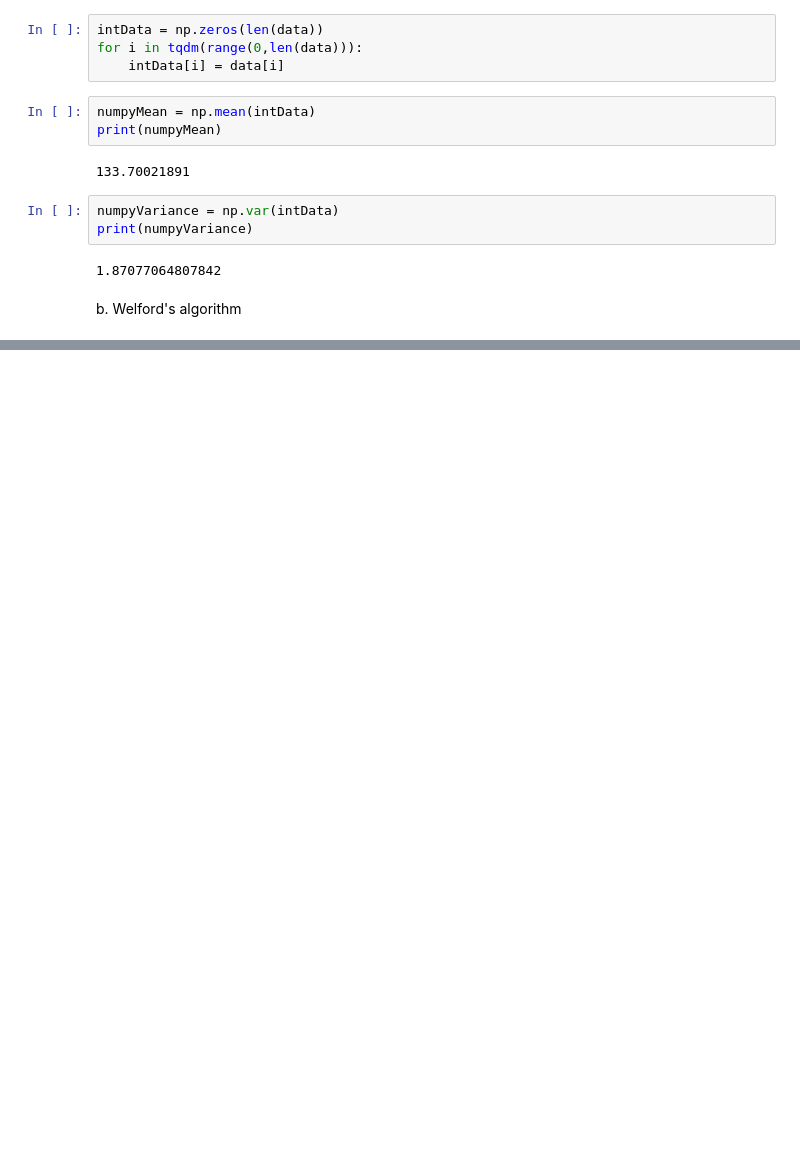
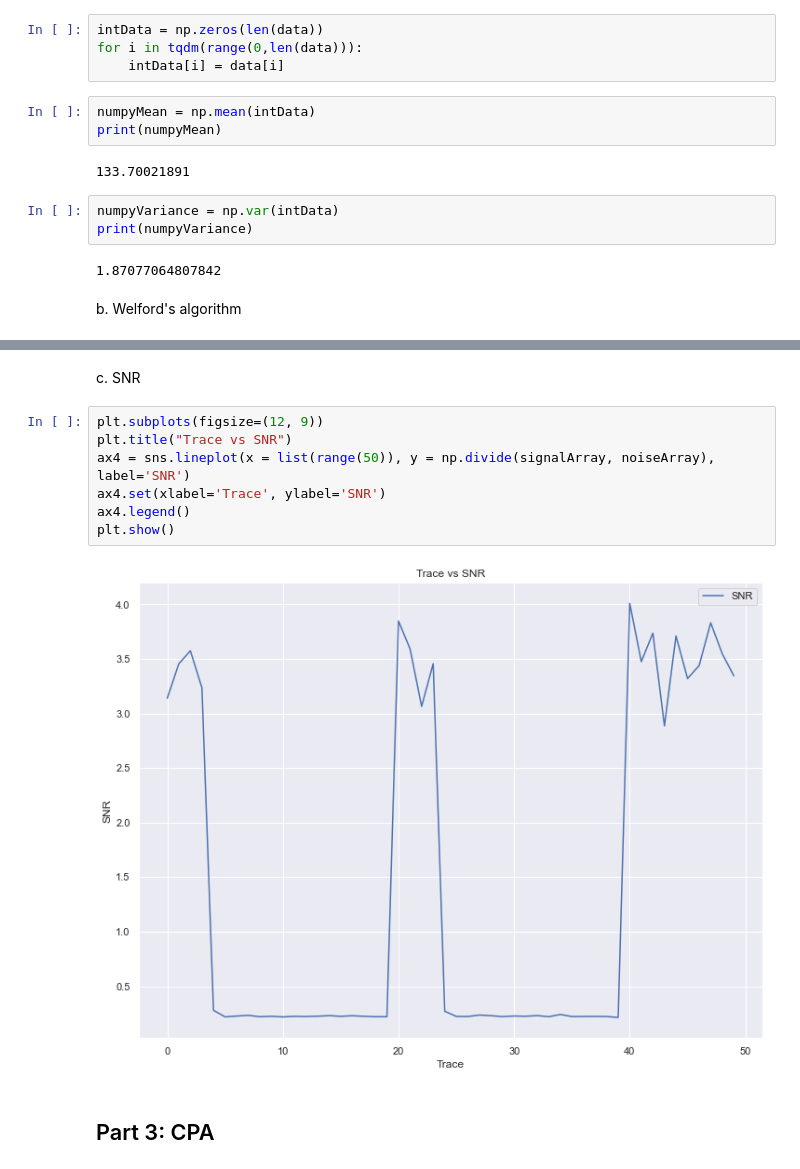
Before and after one commit to KingstonRainsworthCS/CS-599-PhysAttack, a Jupyter notebook: HW2/HW2.ipynb, the cells around one changed output, grey strips where cells are left out. Saved outputs shown, nothing was run; the diff lists cells and outputs as text; blank space fills up the shorter version.

```diff
--- a/HW2/HW2.ipynb
+++ b/HW2/HW2.ipynb
@@ -79,0 +242,13 @@ time in seconds:  -134.9626064300537
+# %% [markdown]
+c. SNR
+# %%
+plt.subplots(figsize=(12, 9))
+plt.title("Trace vs SNR")
+ax4 = sns.lineplot(x = list(range(50)), y = np.divide(signalArray, noiseArray), label='SNR')
+ax4.set(xlabel='Trace', ylabel='SNR')
+ax4.legend()
+plt.show()
+# %% [output]
+[figure, added]
+# %% [markdown]
+ ## Part 3: CPA
```
Also changed, not shown: parts of 24 cells of this notebook, 2 other files.
